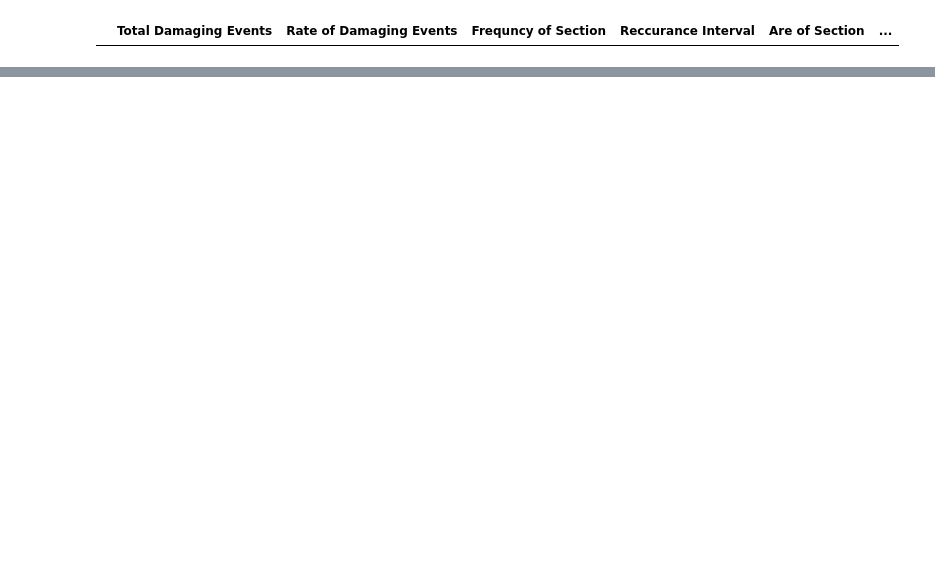
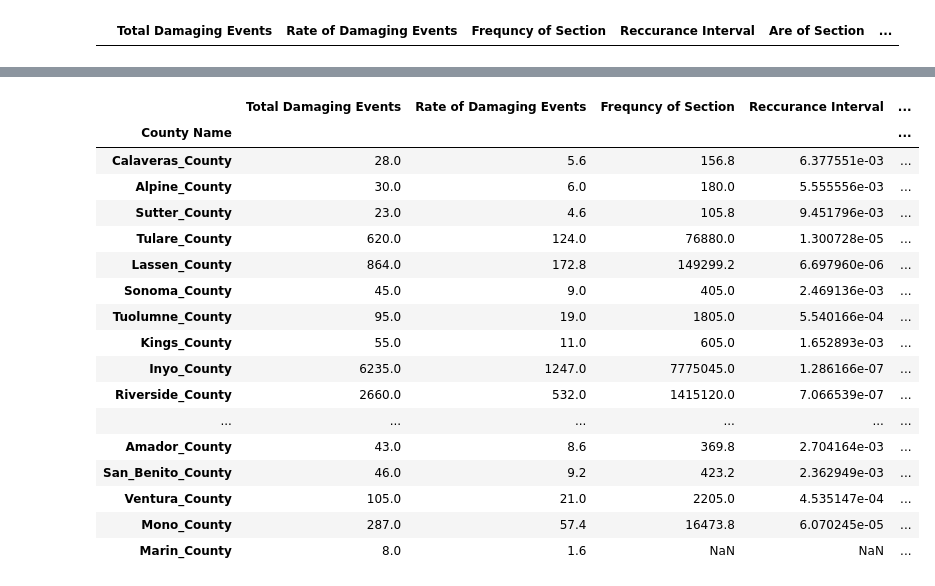
Before and after one commit to youngcourtcourt/project_3, a Jupyter notebook: visualizationCode/countyVisualizations.ipynb, the cells around one changed output, grey strips where cells are left out. Cells and saved outputs as stored; diff of their text form; code cells hidden in the pictures; blank space fills up the shorter version.

Commit message:
committing before combining data frames

```diff
--- a/visualizationCode/countyVisualizations.ipynb
+++ b/visualizationCode/countyVisualizations.ipynb
@@ -3,7 +3,7 @@ import pandas as pd
 import numpy as np
 import os
 # %%
-countyDf=pd.DataFrame(columns=['Total Damaging Events','Rate of Damaging Events','Frequncy of Section','Reccurance Interval','Are of Section', 'County'])
+countyDf=pd.DataFrame(columns=['Total Damaging Events','Rate of Damaging Events','Frequncy of Section','Reccurance Interval','Are of Section', 'County Name'])
 countyDf
 # %% [output]
 |  | Total Damaging Events | Rate of Damaging Events | Frequncy of Section | Reccurance Interval | Are of Section | ... |
@@ -25,10 +25,10 @@ for file in os.listdir(folder):
 # Transpose csv
     data=data.T
 # Replace underscore in county
-    data['County']=file.replace('_', ' ')
+    data['County Name']=file
 # Append county to ocunty list
     countyList.append(file)
 
     countyDf=pd.concat([countyDf, data])
 
-countyDf
+countyDf=countyDf.dropna(axis=1, how='all')
@@ -55,0 +35,21 @@ countyDf
+# %%
+countyDf.set_index('County Name')
+# %% [output]
+|  | Total Damaging Events | Rate of Damaging Events | Frequncy of Section | Reccurance Interval | ... |
+| County Name |  |  |  |  | ... |
+| Calaveras_County | 28.0 | 5.6 | 156.8 | 6.377551e-03 | ... |
+| Alpine_County | 30.0 | 6.0 | 180.0 | 5.555556e-03 | ... |
+| Sutter_County | 23.0 | 4.6 | 105.8 | 9.451796e-03 | ... |
+| Tulare_County | 620.0 | 124.0 | 76880.0 | 1.300728e-05 | ... |
+| Lassen_County | 864.0 | 172.8 | 149299.2 | 6.697960e-06 | ... |
+| Sonoma_County | 45.0 | 9.0 | 405.0 | 2.469136e-03 | ... |
+| Tuolumne_County | 95.0 | 19.0 | 1805.0 | 5.540166e-04 | ... |
+| Kings_County | 55.0 | 11.0 | 605.0 | 1.652893e-03 | ... |
+| Inyo_County | 6235.0 | 1247.0 | 7775045.0 | 1.286166e-07 | ... |
+| Riverside_County | 2660.0 | 532.0 | 1415120.0 | 7.066539e-07 | ... |
+| ... | ... | ... | ... | ... | ... |
+| Amador_County | 43.0 | 8.6 | 369.8 | 2.704164e-03 | ... |
+| San_Benito_County | 46.0 | 9.2 | 423.2 | 2.362949e-03 | ... |
+| Ventura_County | 105.0 | 21.0 | 2205.0 | 4.535147e-04 | ... |
+| Mono_County | 287.0 | 57.4 | 16473.8 | 6.070245e-05 | ... |
+| Marin_County | 8.0 | 1.6 | NaN | NaN | ... |
```
Also changed, not shown: parts of 2 cells of this notebook, 6 other files.
